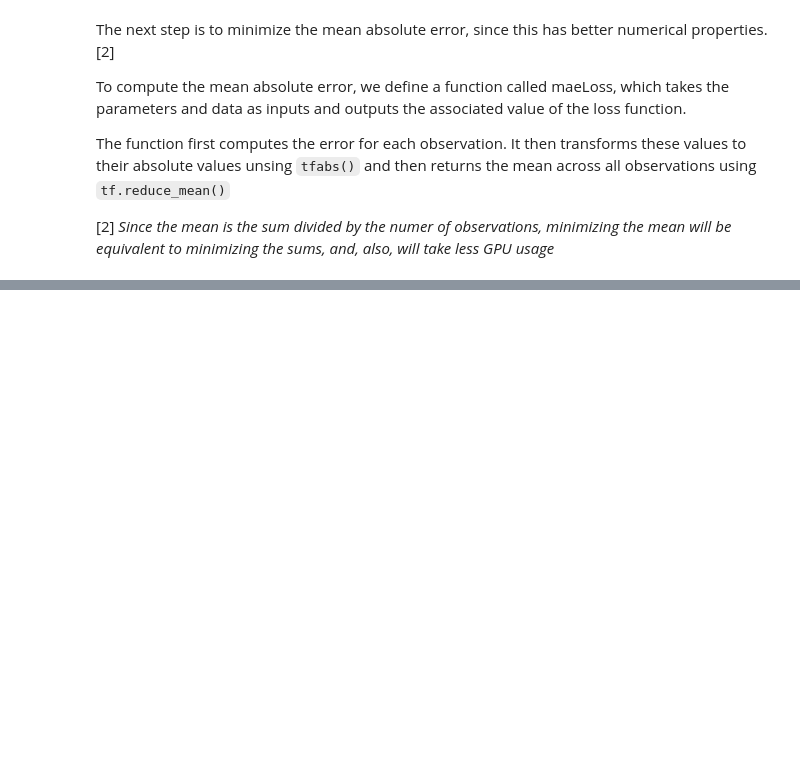
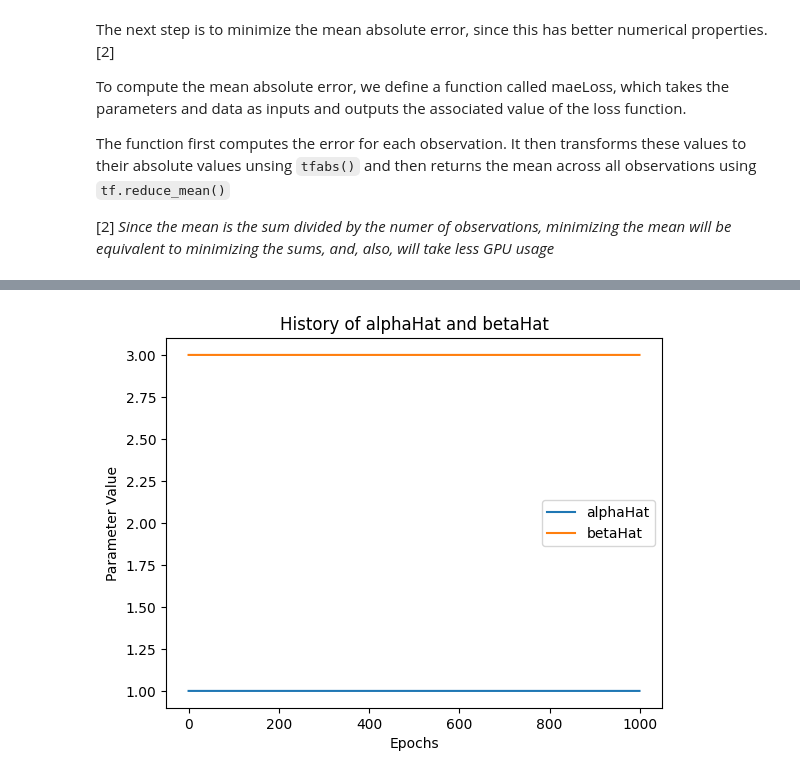
Before and after one commit to alvarohernandezalt/TF_Hull_Econ, a Jupyter notebook: HUL_03/C3_Regression.ipynb, the cells around one changed output, grey strips where cells are left out. Drawn from its saved outputs; the diff is of its cells as text; code cells hidden in the pictures; blank space fills up the shorter version.

```diff
--- a/HUL_03/C3_Regression.ipynb
+++ b/HUL_03/C3_Regression.ipynb
@@ -136,0 +143,15 @@ def maeLoss(alphaHat, betaHat, xSample, ySample):
+# %%
+# Define optimizer
+opt = tf.optimizers.SGD()
+
+# Define an empty list to hold parameter values
+alphaHist, betaHist = [], []
+
+for i in range(1000):
+    with tf.GradientTape() as tape:
+        loss = maeLoss(alphaHat, betaHat, X[:, 0], Y[:, 0])
+    gradients = tape.gradient(loss, [alphaHat, betaHat])
+    opt.apply_gradients(zip(gradients, [alphaHat, betaHat]))
+
+    alphaHist.append(alphaHat.numpy()[0])
+    betaHist.append(betaHat.numpy()[0])
@@ -136,0 +183,8 @@ def maeLoss(alphaHat, betaHat, xSample, ySample):
+# %%
+import pandas as pd
+import numpy as np
+import matplotlib.pyplot as plt
+
+data = np.array([alphaHist,betaHist])
+data = tf.transpose(data)
+data
@@ -136,0 +200,5 @@ def maeLoss(alphaHat, betaHat, xSample, ySample):
+# %%
+# Define DataFrame of parameter histories
+params = pd.DataFrame(data, columns = ['alphaHat','betaHat'])
+
+params
@@ -136,0 +219,15 @@ def maeLoss(alphaHat, betaHat, xSample, ySample):
+# %%
+# Create a line plot of the alphaHat values against the index
+plt.plot(params.index, params['alphaHat'], label='alphaHat')
+
+# Create a line plot of the betaHat values against the index
+plt.plot(params.index, params['betaHat'], label='betaHat')
+
+# Add labels and title to the plot
+plt.xlabel('Epochs')
+plt.ylabel('Parameter Value')
+plt.title('History of alphaHat and betaHat')
+plt.legend()
+plt.show()
+# %% [output]
+[figure, added]
```
Also changed, not shown: parts of 6 cells of this notebook.
